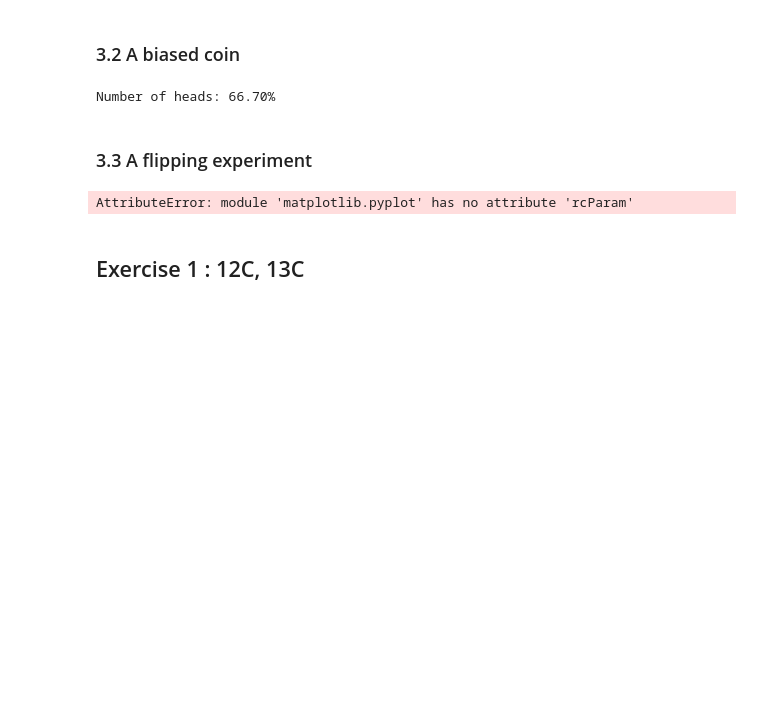
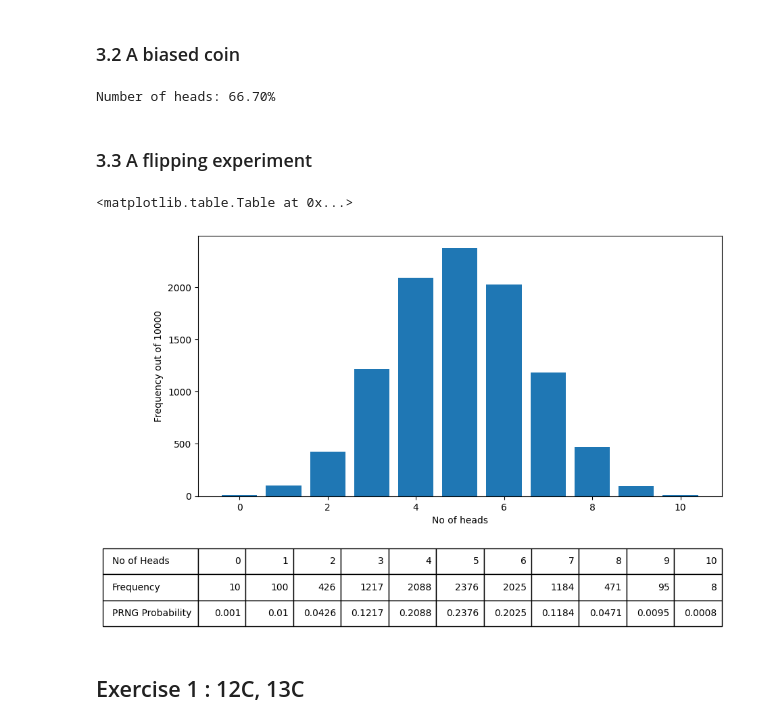
Before and after one commit to SPS-SP2273/learning-portfolio-YasmeenTan, a Jupyter notebook: random numbers/random_numbers_(need).ipynb, the cells around one changed output. Drawn from its saved outputs; the diff is of its cells as text; code cells hidden in the pictures; blank space fills up the shorter version.

```diff
--- a/random numbers/random_numbers_(need).ipynb
+++ b/random numbers/random_numbers_(need).ipynb
@@ -192,11 +189,0 @@ heads_probability = heads_counts/no_of_repeats
-# %%
-plt.rcParam['figure.figsize'] = (10,5)
-plt.bar(no_of_heads, heads_counts);
-plt.xlabel('No of heads')
-plt.ylabel(f'Frequency out of {no_of_repeats}')
-plt.table([no_of_heads, heads_counts, heads_probability],
-          rowLabels=['No of Heads', 'Frequency', 'PRNG Probability'],
-          loc='bottom',
-          bbox=[0, -0.5, 1, 0.3])
-# %% [output]
-AttributeError: module 'matplotlib.pyplot' has no attribute 'rcParam'
@@ -203,2 +192,14 @@ AttributeError: module 'matplotlib.pyplot' has no attribute 'rcParam'
+# %%
+plt.rcParams['figure.figsize'] = (10,5)
+plt.bar(no_of_heads, heads_counts);
+plt.xlabel('No of heads')
+plt.ylabel(f'Frequency out of {no_of_repeats}')
+plt.table([no_of_heads, heads_counts, heads_probability],
+          rowLabels=['No of Heads', 'Frequency', 'PRNG Probability'],
+          loc='bottom',
+          bbox=[0, -0.5, 1, 0.3])
+# %% [output]
+<matplotlib.table.Table at 0x...>
+[figure, added]
 # %% [markdown]
 ## Exercise 1 :  12C, 13C
```
Also changed, not shown: parts of 30 cells of this notebook.
